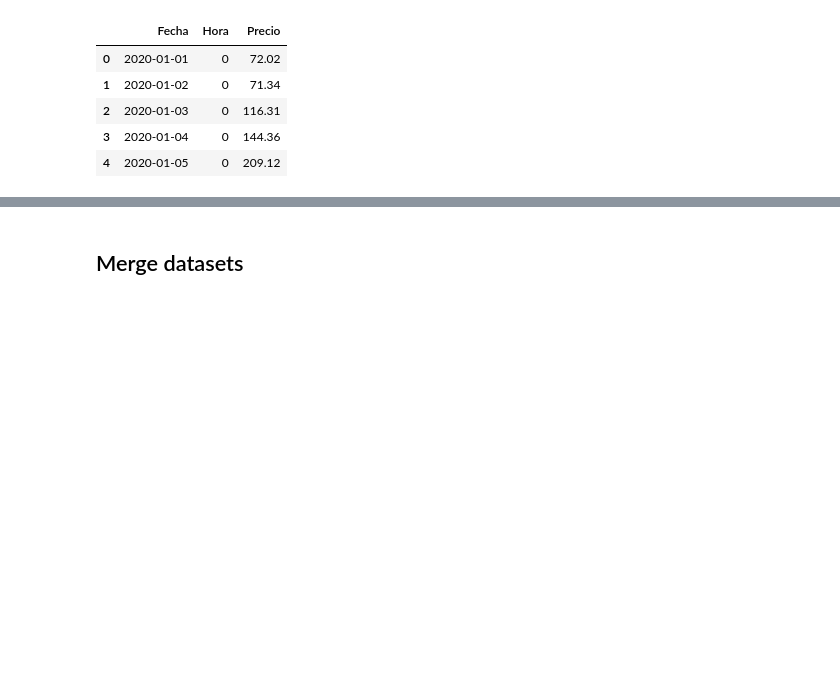
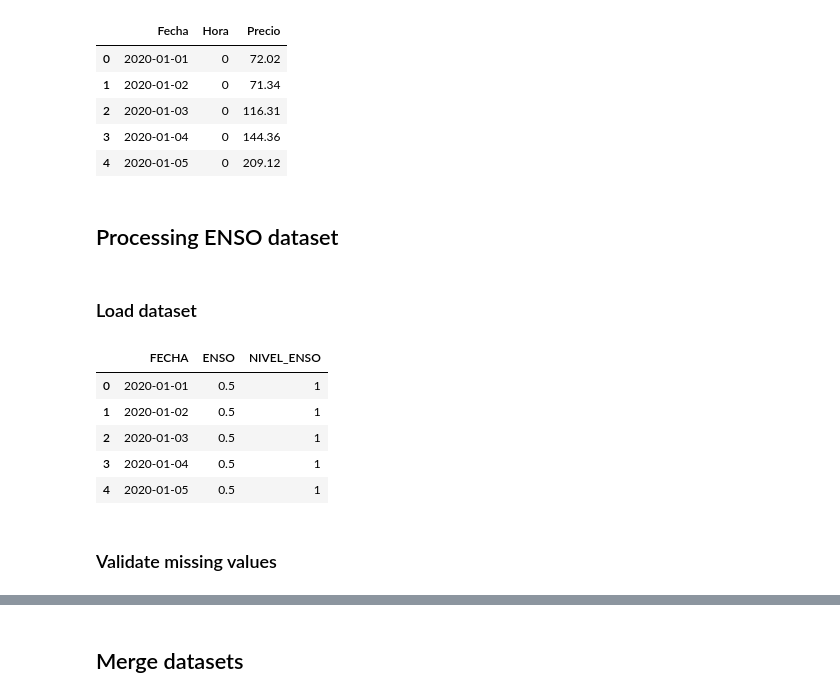
Before and after one commit to camjaramillo/maestria-trabajo-integrador, a Jupyter notebook: notebooks/data_preprocessing.ipynb, the cells around one changed output, grey strips where cells are left out. Cells and saved outputs as stored; diff of their text form; code cells hidden in the pictures; blank space fills up the shorter version.

```diff
--- a/notebooks/data_preprocessing.ipynb
+++ b/notebooks/data_preprocessing.ipynb
@@ -205,3 +205,20 @@ df_price_long.head()
 | 2 | 2020-01-03 | 0 | 116.31 |
 | 3 | 2020-01-04 | 0 | 144.36 |
 | 4 | 2020-01-05 | 0 | 209.12 |
+# %% [markdown]
+## Processing ENSO dataset
+# %% [markdown]
+### Load dataset
+# %%
+# Load dataset
+df_enso = pd.read_csv("../data/in/exog/ENSO_2020_2025.csv", parse_dates=["FECHA"])
+df_enso.head()
+# %% [output]
+|  | FECHA | ENSO | NIVEL_ENSO |
+| 0 | 2020-01-01 | 0.5 | 1 |
+| 1 | 2020-01-02 | 0.5 | 1 |
+| 2 | 2020-01-03 | 0.5 | 1 |
+| 3 | 2020-01-04 | 0.5 | 1 |
+| 4 | 2020-01-05 | 0.5 | 1 |
+# %% [markdown]
+### Validate missing values
```
Also changed, not shown: parts of 11 cells of this notebook, 34 other files.
